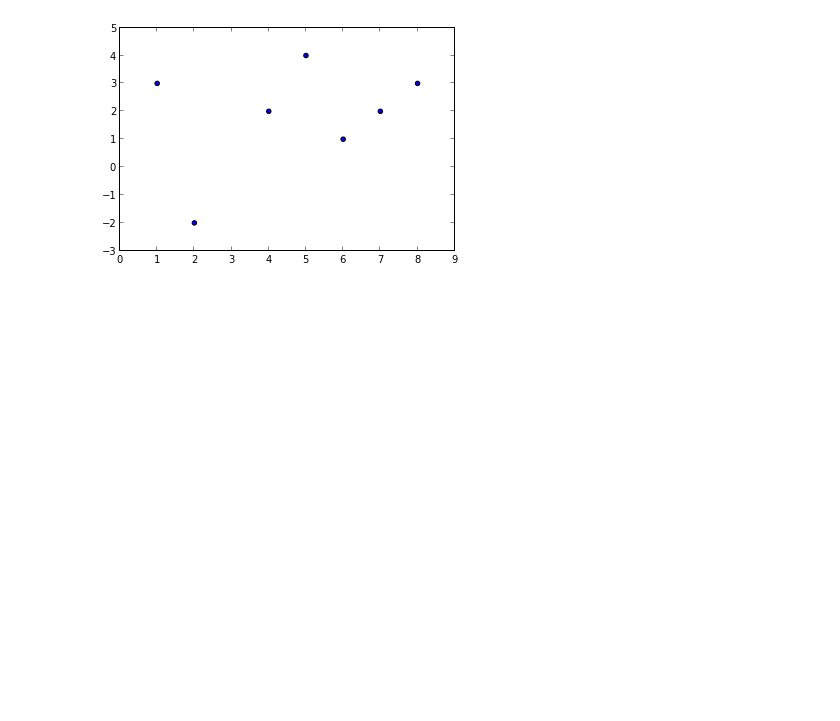
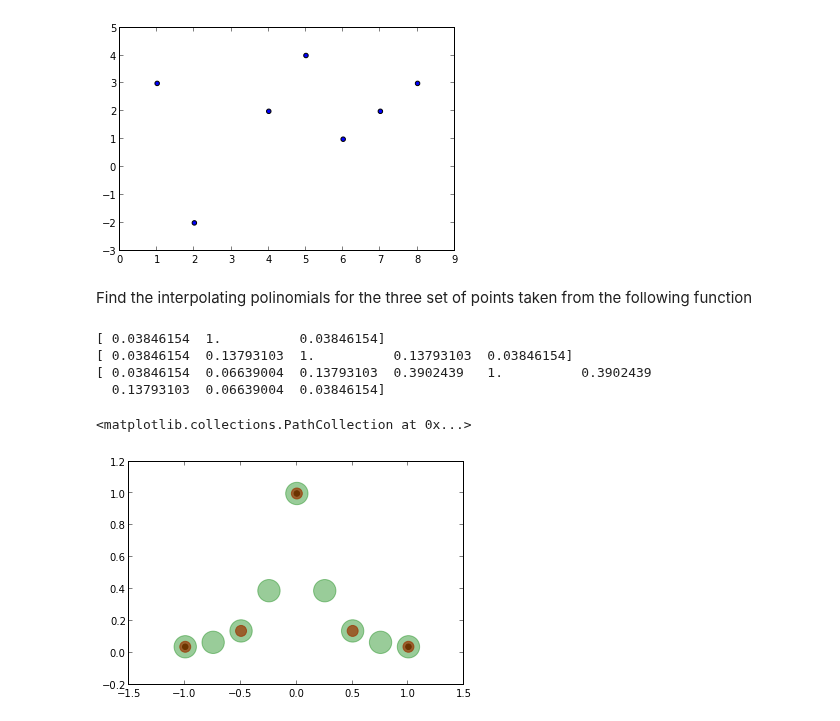
Before and after one commit to dhuertasanchez/ComputationalMethods, a Jupyter notebook: notes/interpolation.ipynb, the cells around one changed output. Drawn from its saved outputs; the diff is of its cells as text; code cells hidden in the pictures; blank space fills up the shorter version.

```diff
--- a/notes/interpolation.ipynb
+++ b/notes/interpolation.ipynb
@@ -248,3 +248,27 @@ scatter(x_in, y_in)
 # %% [output]
 <matplotlib.collections.PathCollection at 0x...>
 [figure]
+# %% [markdown]
+Find the interpolating polinomials for the three set of points taken from the following function
+# %%
+def p(x):
+    return 1.0/(1.0+25.0*x**2)
+# %%
+a = linspace(-1.0,1.0,3)
+print p(a)
+b = linspace(-1.0,1.0,5)
+print p(b)
+c = linspace(-1.0,1.0,9)
+print p(c)
+# %% [output]
+[ 0.03846154  1.          0.03846154]
+[ 0.03846154  0.13793103  1.          0.13793103  0.03846154]
+[ 0.03846154  0.06639004  0.13793103  0.3902439   1.          0.3902439
+  0.13793103  0.06639004  0.03846154]
+# %%
+scatter(a,p(a), color="black", alpha=1.0, s=30)
+scatter(b,p(b), color="red", alpha=0.7,s=120)
+scatter(c,p(c), color="green", alpha=0.4,s=500)
+# %% [output]
+<matplotlib.collections.PathCollection at 0x...>
+[figure, added]
```
Also changed, not shown: parts of 4 cells of this notebook.
